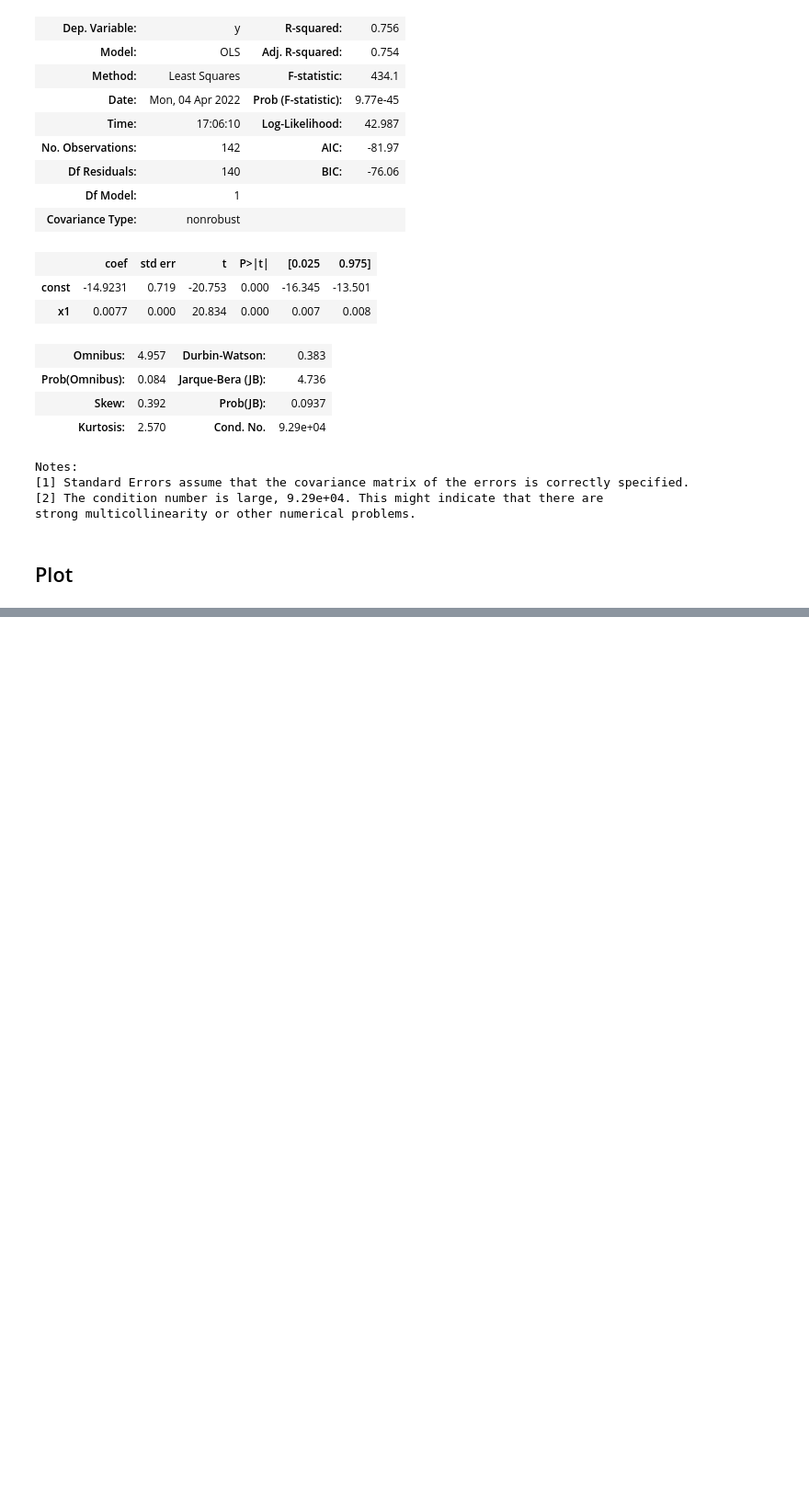
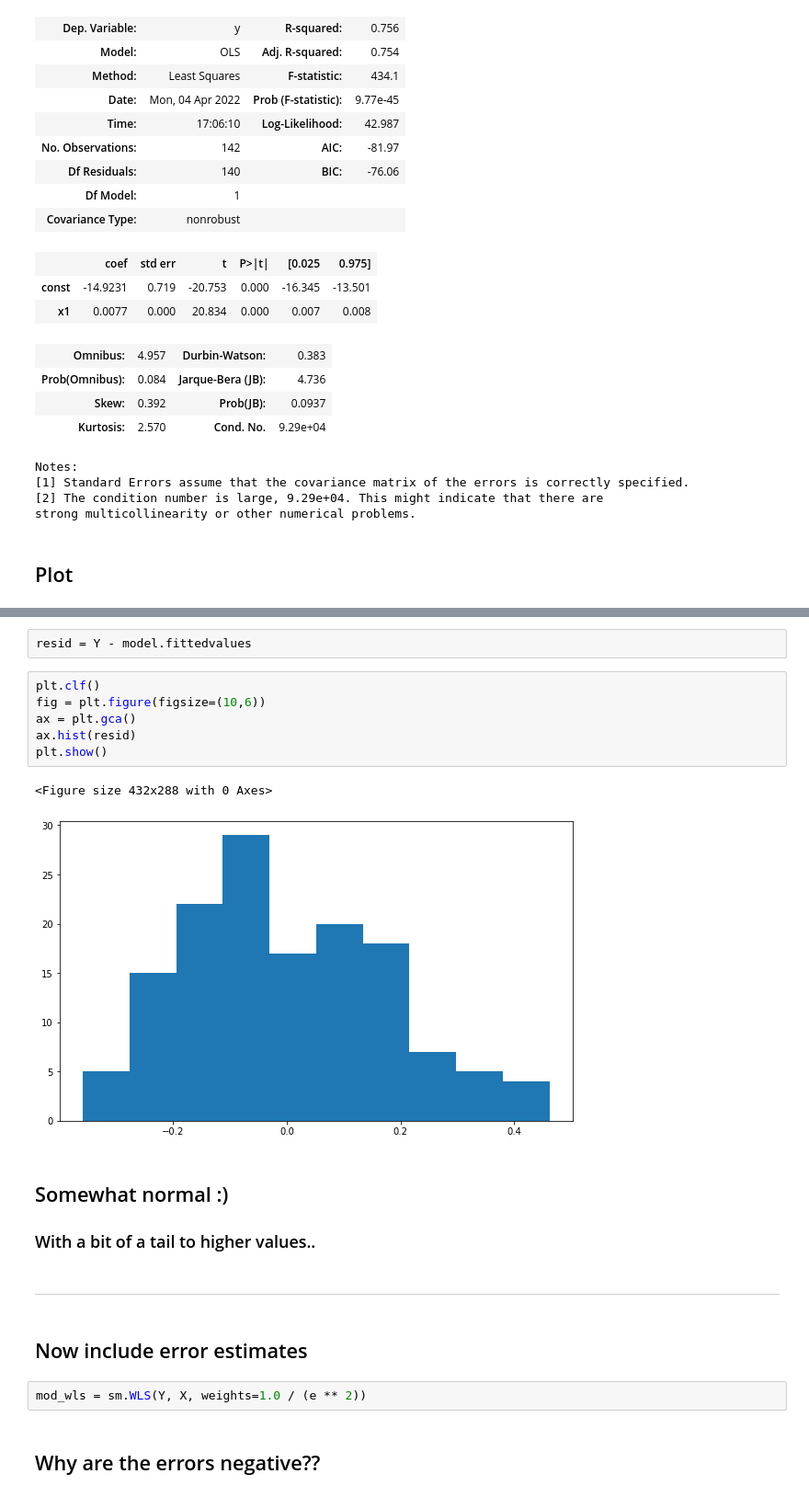
Before and after one commit to profxj/ocea200, a Jupyter notebook: OCEA-267/Lectures/Exercise_W2_L3.ipynb, the cells around one changed output, grey strips where cells are left out. Shown at 92% size. Saved outputs shown, nothing was run; the diff lists cells and outputs as text; blank space fills up the shorter version.

```diff
--- a/OCEA-267/Lectures/Exercise_W2_L3.ipynb
+++ b/OCEA-267/Lectures/Exercise_W2_L3.ipynb
@@ -83,0 +111,23 @@ plt.show()
+# %%
+resid = Y - model.fittedvalues
+# %%
+plt.clf()
+fig = plt.figure(figsize=(10,6))
+ax = plt.gca()
+ax.hist(resid)
+plt.show()
+# %% [output]
+<Figure size 432x288 with 0 Axes>
+[figure, added]
+# %% [markdown]
+## Somewhat normal  :)
+
+### With a bit of a tail to higher values..
+# %% [markdown]
+----
+# %% [markdown]
+## Now include error estimates
+# %%
+mod_wls = sm.WLS(Y, X, weights=1.0 / (e ** 2))
+# %% [markdown]
+## Why are the errors negative??
```
Also changed, not shown: parts of 7 cells of this notebook, 1 other file.
